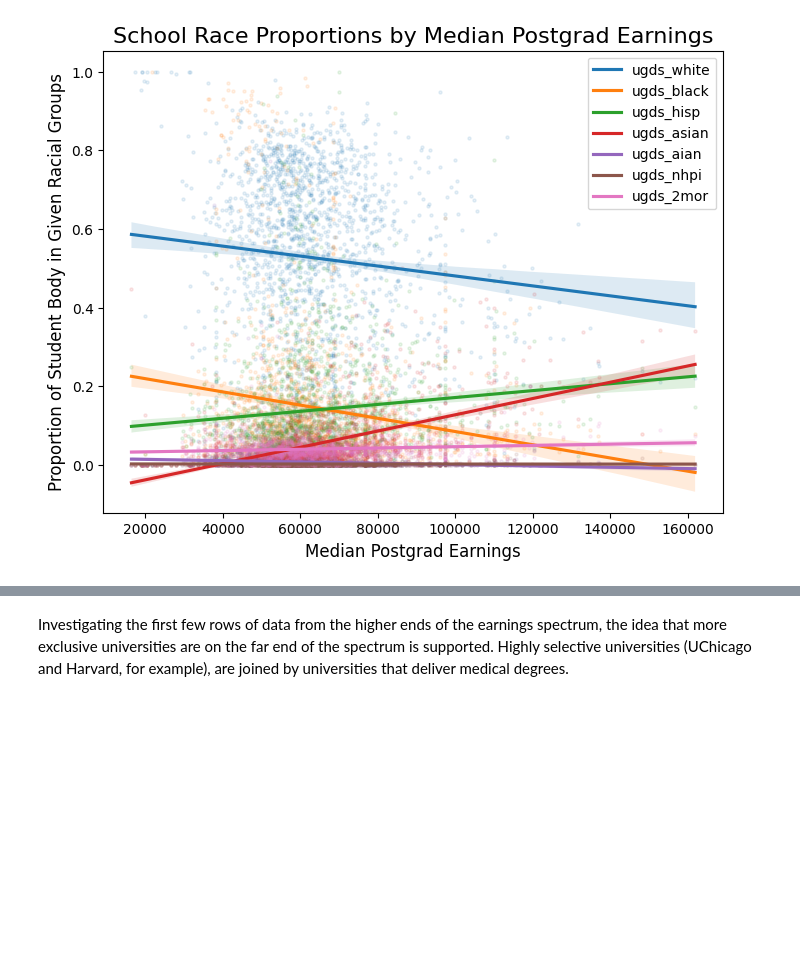
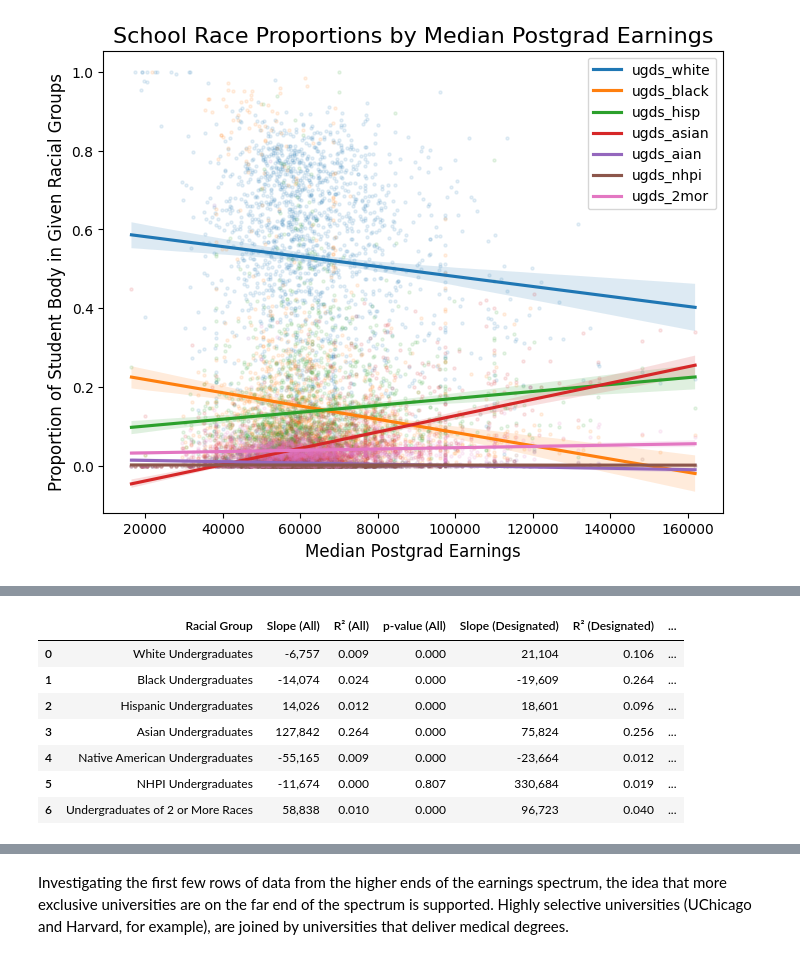
Before and after one commit to davidgarmal/comm3180_S26_G3_Data_Project, a Jupyter notebook: data_analysis/glynn_provisional_analysis.ipynb, the cells around one changed output, grey strips where cells are left out. Saved outputs shown, nothing was run; the diff lists cells and outputs as text; code cells hidden in the pictures; blank space fills up the shorter version.

```diff
--- a/data_analysis/glynn_provisional_analysis.ipynb
+++ b/data_analysis/glynn_provisional_analysis.ipynb
@@ -172,0 +211,43 @@ n_pbi = len(dat[dat['pbi']>=0.98]) #19 primarily black institutions
+# %%
+#investigating these relationships numerically
+#for model including all universities
+for col in race_cols:
+    model = smf.ols(f'md_earn_wne_4yr ~ {col}', data = dat).fit()
+#    print(model.summary())
+# %%
+#investigating these relationships numerically
+#for model including only racially designated universities
+for col in race_cols:
+    model = smf.ols(f'md_earn_wne_4yr ~ {col}', data = dat_designated).fit()
+#    print(col)
+#    print(model.summary())
+# %%
+#asked claude to help me make a summary table to put all the regression results in one place so it was easier to read:
+results = []
+
+for col in race_cols:
+    model_all = smf.ols(f'md_earn_wne_4yr ~ {col}', data=dat).fit()
+    model_des = smf.ols(f'md_earn_wne_4yr ~ {col}', data=dat_designated).fit()
+
+    results.append({
+        'Racial Group':    col,
+        'Slope (All)':     f"{model_all.params[col]:,.0f}",
+        'R² (All)':        f"{model_all.rsquared:.3f}",
+        'p-value (All)':   f"{model_all.pvalues[col]:.3f}",
+        'Slope (Designated)': f"{model_des.params[col]:,.0f}",
+        'R² (Designated)':    f"{model_des.rsquared:.3f}",
+        'p-value (Designated)': f"{model_des.pvalues[col]:.3f}",
+    })
+
+summary = pd.DataFrame(results)
+summary['Racial Group'] = race_col_names  # swap in your readable names
+summary
+# %% [output]
+|  | Racial Group | Slope (All) | R² (All) | p-value (All) | Slope (Designated) | R² (Designated) | ... |
+| 0 | White Undergraduates | -6,757 | 0.009 | 0.000 | 21,104 | 0.106 | ... |
+| 1 | Black Undergraduates | -14,074 | 0.024 | 0.000 | -19,609 | 0.264 | ... |
+| 2 | Hispanic Undergraduates | 14,026 | 0.012 | 0.000 | 18,601 | 0.096 | ... |
+| 3 | Asian Undergraduates | 127,842 | 0.264 | 0.000 | 75,824 | 0.256 | ... |
+| 4 | Native American Undergraduates | -55,165 | 0.009 | 0.000 | -23,664 | 0.012 | ... |
+| 5 | NHPI Undergraduates | -11,674 | 0.000 | 0.807 | 330,684 | 0.019 | ... |
+| 6 | Undergraduates of 2 or More Races | 58,838 | 0.010 | 0.000 | 96,723 | 0.040 | ... |
```
Also changed, not shown: parts of 15 cells of this notebook, 1 other file.
